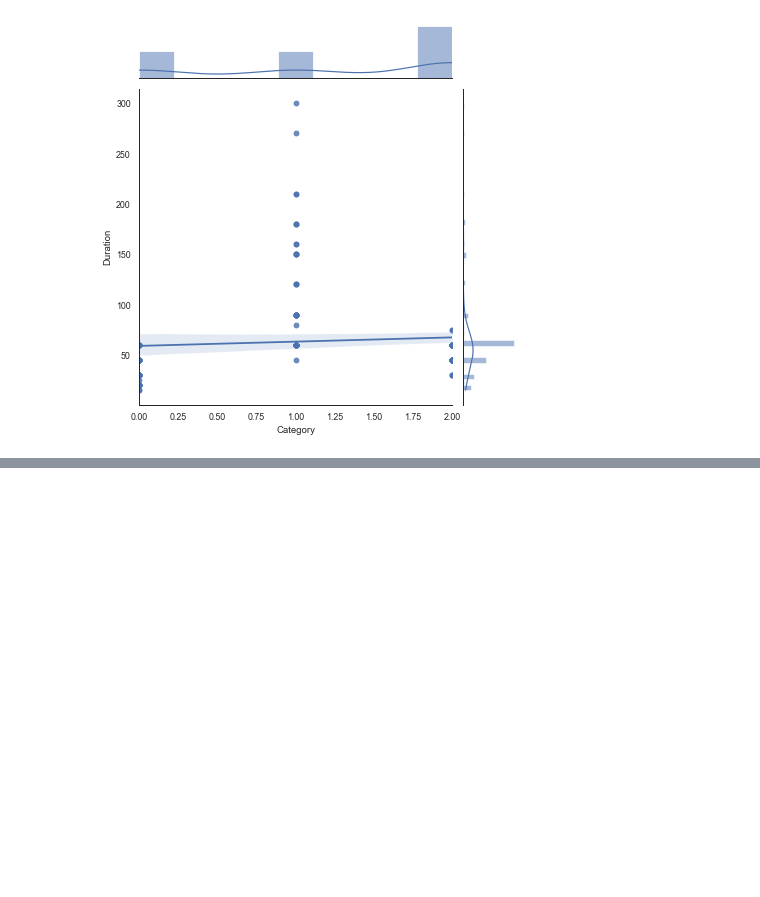
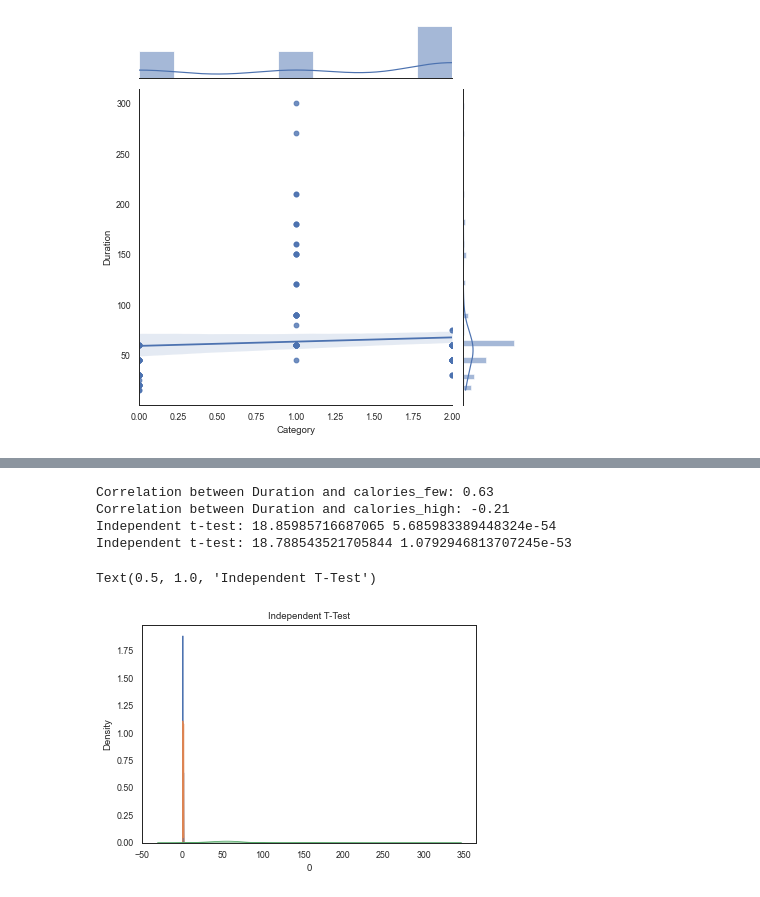
Before and after one commit to EysaN/data-mining-exercises, a Jupyter notebook: week8/week8_class7_ex2.ipynb, the cells around one changed output, grey strips where cells are left out. Cells and saved outputs as stored; diff of their text form; code cells hidden in the pictures; blank space fills up the shorter version.

```diff
--- a/week8/week8_class7_ex2.ipynb
+++ b/week8/week8_class7_ex2.ipynb
@@ -170,0 +195,26 @@ print(onehot_encoded)
+# %%
+# print the correlation coefficient from the matrix
+corr_coef = np.corrcoef(df["Duration"], df[0])[0, 1]
+print("Correlation between Duration and calories_few:", round(corr_coef, 2))
+
+corr_coef = np.corrcoef(df["Duration"], df[1])[0, 1]
+print("Correlation between Duration and calories_high:", round(corr_coef, 2))
+
+# with t-test we check if the mean of the two groups are truly different
+ttest, pval = stats.ttest_ind(df["Duration"], df[0])
+print("Independent t-test 0:", ttest, pval)
+ttest, pval = stats.ttest_ind(df["Duration"], df[1])
+print("Independent t-test 1:", ttest, pval)
+# %% [output]
+Correlation between Duration and calories_few: 0.63
+Correlation between Duration and calories_high: -0.21
+Independent t-test: 18.85985716687065 5.685983389448324e-54
+Independent t-test: 18.788543521705844 1.0792946813707245e-53
+# %%
+sns.kdeplot(df[0], shade=True)
+sns.kdeplot(df[1], shade=True)
+sns.kdeplot(df["Duration"], shade=True)
+plt.title("Independent T-Test")
+# %% [output]
+Text(0.5, 1.0, 'Independent T-Test')
+[figure, added]
```
Also changed, not shown: parts of 15 cells of this notebook, 2 other files.
